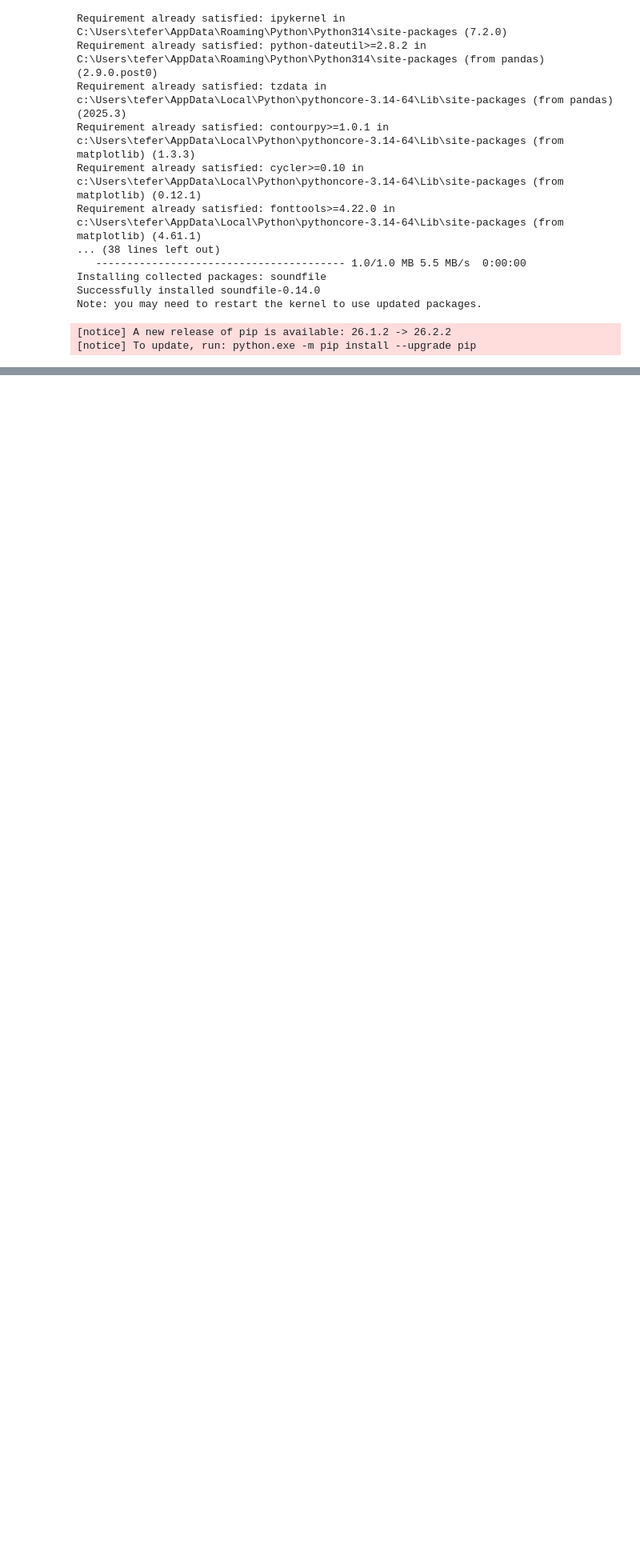
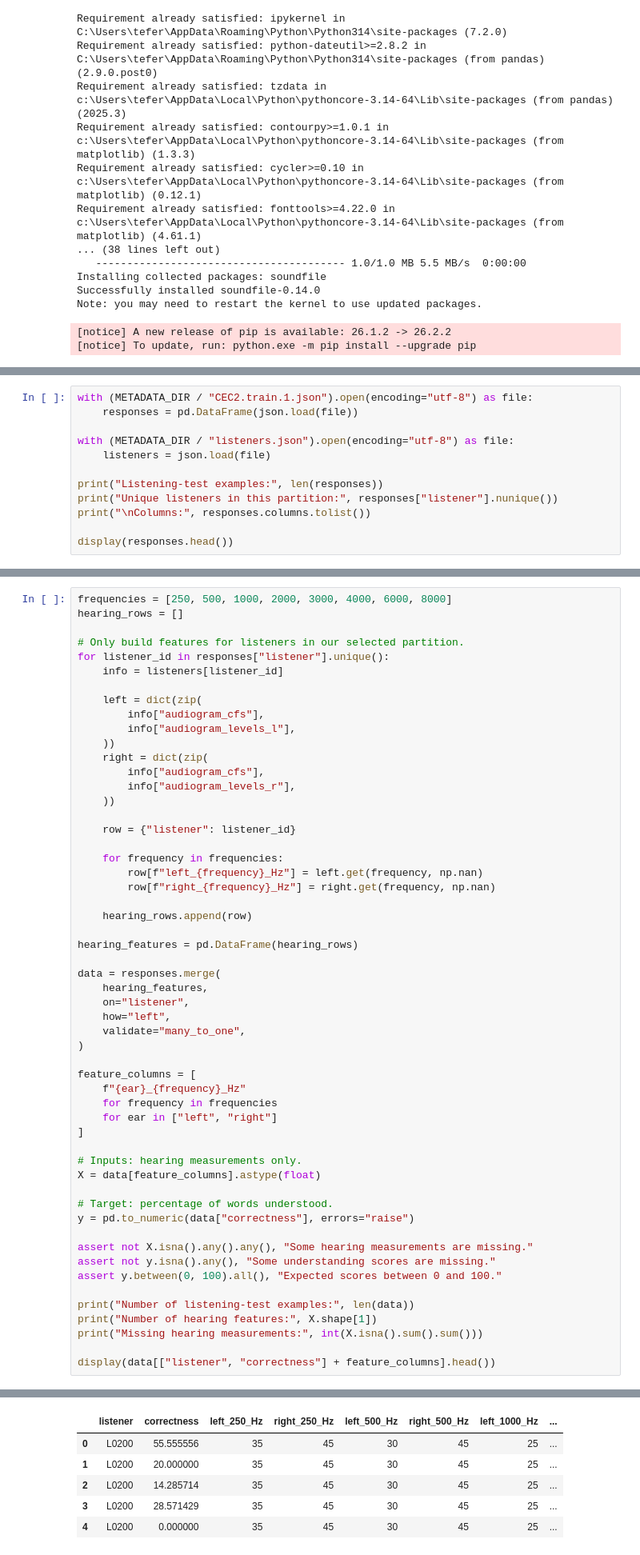
Before and after one commit to roberaBelachew/clarity_cpc2, a Jupyter notebook: clarity_cpc2.ipynb, the cells around one changed output, grey strips where cells are left out. Shown at 80% size. Drawn from its saved outputs; the diff is of its cells as text; blank space fills up the shorter version.

```diff
--- a/clarity_cpc2.ipynb
+++ b/clarity_cpc2.ipynb
@@ -107,0 +148,12 @@ Audio folder exists: True
+# %%
+with (METADATA_DIR / "CEC2.train.1.json").open(encoding="utf-8") as file:
+    responses = pd.DataFrame(json.load(file))
+
+with (METADATA_DIR / "listeners.json").open(encoding="utf-8") as file:
+    listeners = json.load(file)
+
+print("Listening-test examples:", len(responses))
+print("Unique listeners in this partition:", responses["listener"].nunique())
+print("\nColumns:", responses.columns.tolist())
+
+display(responses.head())
@@ -107,0 +237,56 @@ Audio folder exists: True
+# %%
+frequencies = [250, 500, 1000, 2000, 3000, 4000, 6000, 8000]
+hearing_rows = []
+
+# Only build features for listeners in our selected partition.
+for listener_id in responses["listener"].unique():
+    info = listeners[listener_id]
+
+    left = dict(zip(
+        info["audiogram_cfs"],
+        info["audiogram_levels_l"],
+    ))
+    right = dict(zip(
+        info["audiogram_cfs"],
+        info["audiogram_levels_r"],
+    ))
+
+    row = {"listener": listener_id}
+
+    for frequency in frequencies:
+        row[f"left_{frequency}_Hz"] = left.get(frequency, np.nan)
+        row[f"right_{frequency}_Hz"] = right.get(frequency, np.nan)
+
+    hearing_rows.append(row)
+
+hearing_features = pd.DataFrame(hearing_rows)
+
+data = responses.merge(
+    hearing_features,
+    on="listener",
+    how="left",
+    validate="many_to_one",
+)
+
+feature_columns = [
+    f"{ear}_{frequency}_Hz"
+    for frequency in frequencies
+    for ear in ["left", "right"]
+]
+
+# Inputs: hearing measurements only.
+X = data[feature_columns].astype(float)
+
+# Target: percentage of words understood.
+y = pd.to_numeric(data["correctness"], errors="raise")
+
+assert not X.isna().any().any(), "Some hearing measurements are missing."
+assert not y.isna().any(), "Some understanding scores are missing."
+assert y.between(0, 100).all(), "Expected scores between 0 and 100."
+
+print("Number of listening-test examples:", len(data))
+print("Number of hearing features:", X.shape[1])
+print("Missing hearing measurements:", int(X.isna().sum().sum()))
+
+display(data[["listener", "correctness"] + feature_columns].head())
+# %% [output]
@@ -107,0 +296,6 @@ Audio folder exists: True
+|  | listener | correctness | left_250_Hz | right_250_Hz | left_500_Hz | right_500_Hz | left_1000_Hz | ... |
+| 0 | L0200 | 55.555556 | 35 | 45 | 30 | 45 | 25 | ... |
+| 1 | L0200 | 20.000000 | 35 | 45 | 30 | 45 | 25 | ... |
+| 2 | L0200 | 14.285714 | 35 | 45 | 30 | 45 | 25 | ... |
+| 3 | L0200 | 28.571429 | 35 | 45 | 30 | 45 | 25 | ... |
+| 4 | L0200 | 0.000000 | 35 | 45 | 30 | 45 | 25 | ... |
```
Also changed, not shown: parts of 12 cells of this notebook.
